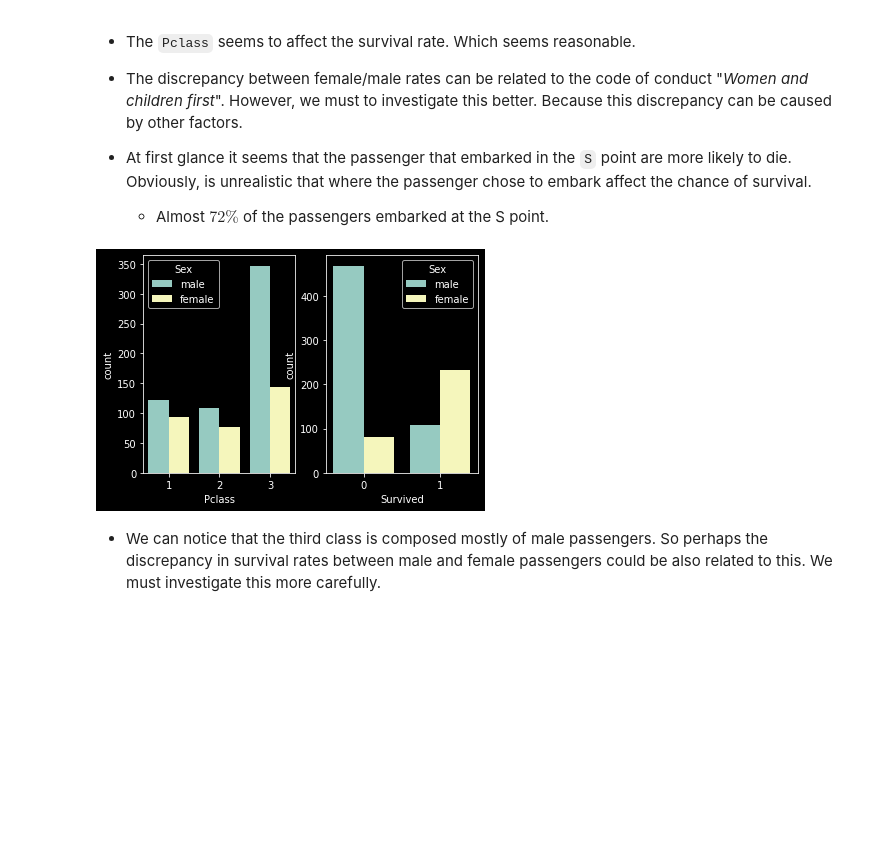
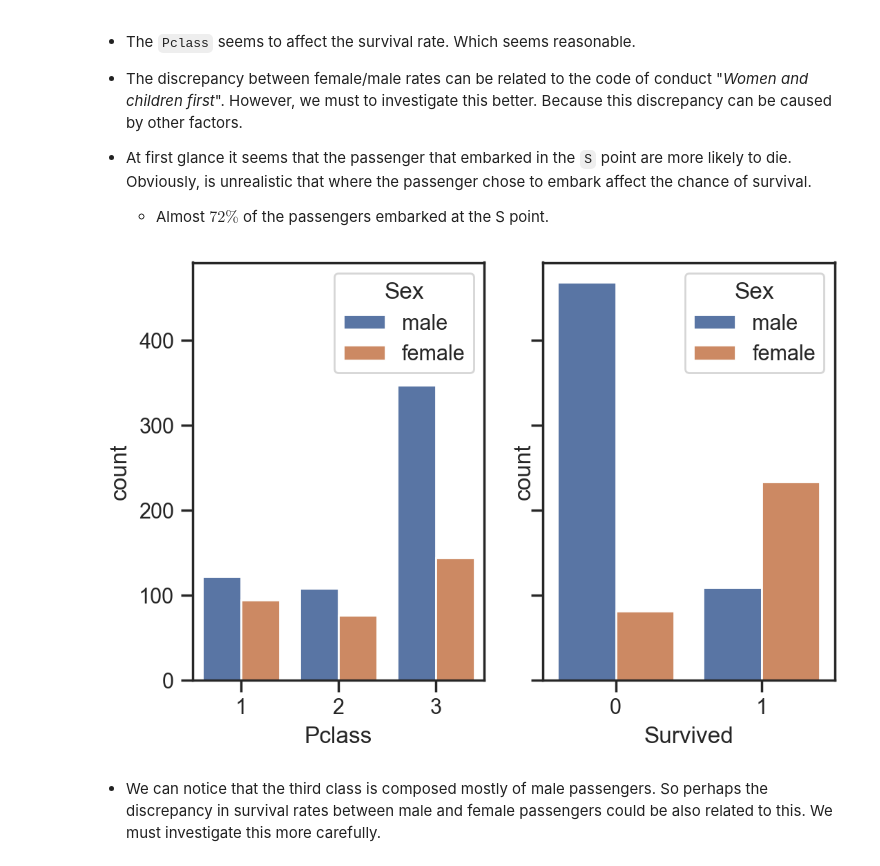
Before and after one commit to Schots/mlops_project, a Jupyter notebook: notebooks/02-eda-devmessias.ipynb, the cells around one changed output. Cells and saved outputs as stored; diff of their text form; code cells hidden in the pictures; blank space fills up the shorter version.

```diff
--- a/notebooks/02-eda-devmessias.ipynb
+++ b/notebooks/02-eda-devmessias.ipynb
@@ -2,12 +2,17 @@
 import pandas as pd
 import numpy as np
 
-from scipy import stats
 from statsmodels.stats.weightstats import ztest
 
+import matplotlib
 import matplotlib.pyplot as plt
 import seaborn as sns
 from IPython.display import display, Markdown
+
+
+sns.set(rc={"figure.dpi":200, 'savefig.dpi':200})
+sns.set_context('notebook')
+sns.set_style("ticks")
 # %%
 df = pd.read_csv("../data/raw/train.csv")
 # %%
@@ -201,7 +206,7 @@ plt.show()
 
 -   The values are between 0 and 80 which seems to be a reasonable range.
 # %%
-fig, axes = plt.subplots(nrows=1, ncols=3)
+fig, axes = plt.subplots(nrows=1, ncols=3, sharey=True)
 for a, col in zip(axes, ['Pclass', 'Sex', 'Embarked']):
     sns.countplot(x=col ,hue='Survived',data=df, ax=a)
 plt.show()
@@ -216,12 +221,13 @@ plt.show()
 -   At first glance it seems that the passenger that embarked in the `S` point are more likely to die. Obviously, is unrealistic that where the passenger chose to embark affect the chance of survival.
     -   Almost $72\%$ of the passengers embarked at the S point.
 # %%
-fig, axes = plt.subplots(nrows=1, ncols=2)
+
+fig, axes = plt.subplots(nrows=1, ncols=2, sharey=True)
 for a, col in zip(axes, ['Pclass', 'Survived']):
     sns.countplot(x=col ,hue='Sex',data=df, ax=a)
 plt.show()
 # %% [output]
-[figure, old version]
+[figure, new version]
 # %% [markdown]
 -   We can notice that the third class is composed mostly of male passengers. So perhaps the discrepancy in survival rates between male and female passengers could be also related to this. We must investigate this more carefully.
 # %%
```
Also changed, not shown: parts of 20 cells of this notebook.
